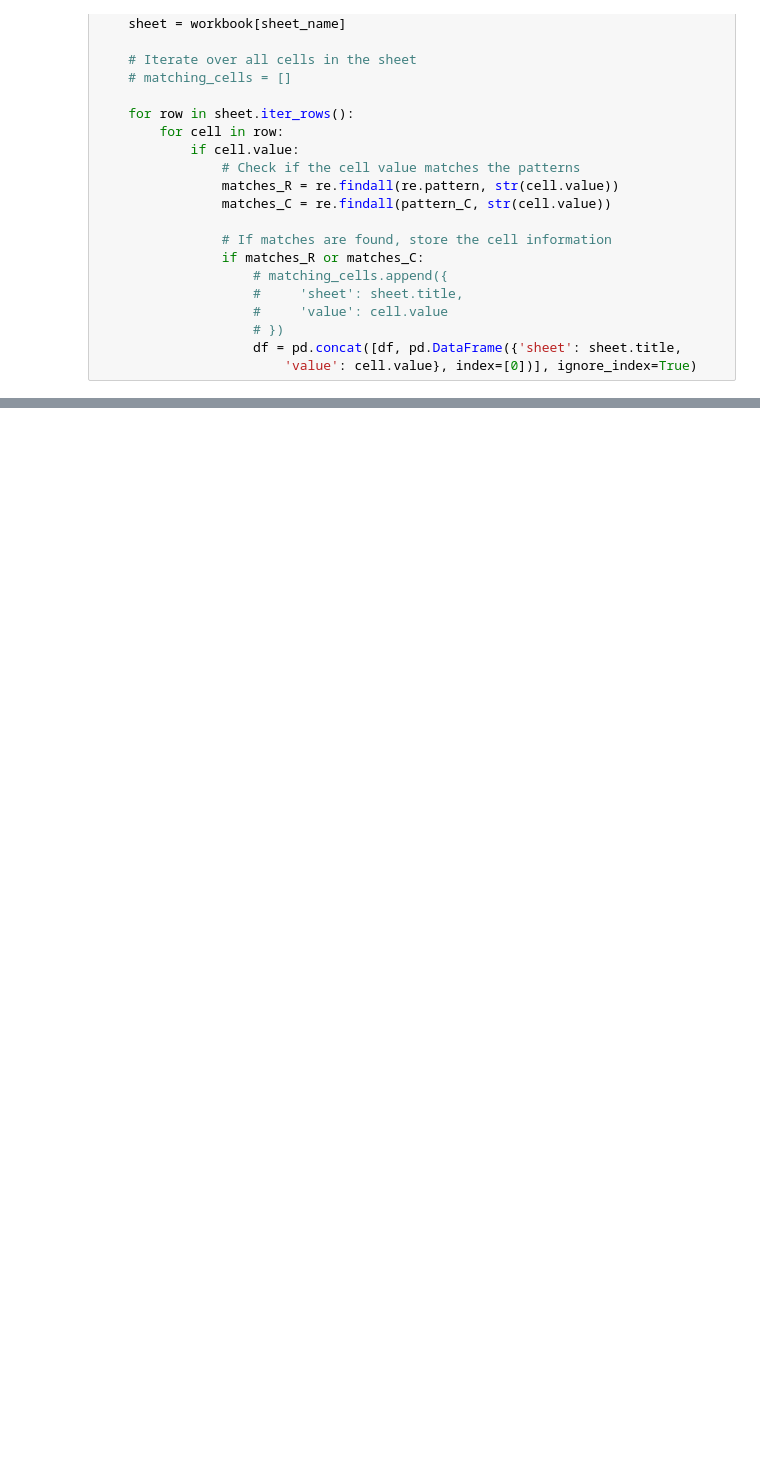
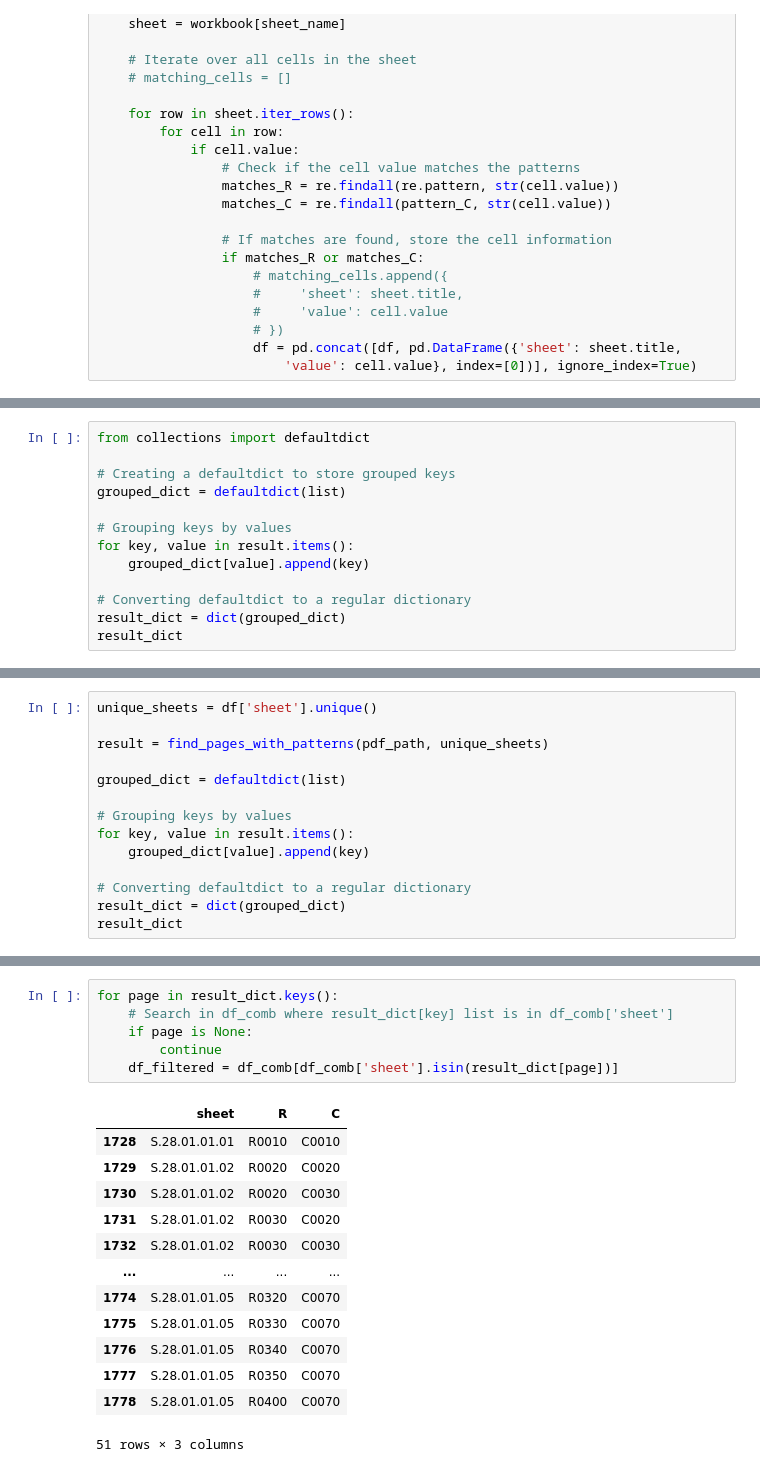
Before and after one commit to alexmal01/Supervision3mISIe, a Jupyter notebook: object_detection/detect_tables.ipynb, the cells around one changed output, grey strips where cells are left out. Cells and saved outputs as stored; diff of their text form; blank space fills up the shorter version.

```diff
--- a/object_detection/detect_tables.ipynb
+++ b/object_detection/detect_tables.ipynb
@@ -321,0 +369,13 @@ for sheet_name in workbook.sheetnames:
+# %%
+from collections import defaultdict
+
+# Creating a defaultdict to store grouped keys
+grouped_dict = defaultdict(list)
+
+# Grouping keys by values
+for key, value in result.items():
+    grouped_dict[value].append(key)
+
+# Converting defaultdict to a regular dictionary
+result_dict = dict(grouped_dict)
+result_dict
@@ -321,0 +384,14 @@ for sheet_name in workbook.sheetnames:
+# %%
+unique_sheets = df['sheet'].unique()
+
+result = find_pages_with_patterns(pdf_path, unique_sheets)
+
+grouped_dict = defaultdict(list)
+
+# Grouping keys by values
+for key, value in result.items():
+    grouped_dict[value].append(key)
+
+# Converting defaultdict to a regular dictionary
+result_dict = dict(grouped_dict)
+result_dict
@@ -321,0 +416,20 @@ for sheet_name in workbook.sheetnames:
+# %%
+for page in result_dict.keys():
+    # Search in df_comb where result_dict[key] list is in df_comb['sheet']
+    if page is None:
+        continue
+    df_filtered = df_comb[df_comb['sheet'].isin(result_dict[page])]
+# %% [output]
+|  | sheet | R | C |
+| 1728 | S.28.01.01.01 | R0010 | C0010 |
+| 1729 | S.28.01.01.02 | R0020 | C0020 |
+| 1730 | S.28.01.01.02 | R0020 | C0030 |
+| 1731 | S.28.01.01.02 | R0030 | C0020 |
+| 1732 | S.28.01.01.02 | R0030 | C0030 |
+| ... | ... | ... | ... |
+| 1774 | S.28.01.01.05 | R0320 | C0070 |
+| 1775 | S.28.01.01.05 | R0330 | C0070 |
+| 1776 | S.28.01.01.05 | R0340 | C0070 |
+| 1777 | S.28.01.01.05 | R0350 | C0070 |
+| 1778 | S.28.01.01.05 | R0400 | C0070 |
+51 rows × 3 columns
```
Also changed, not shown: parts of 3 cells of this notebook, 3 other files.
